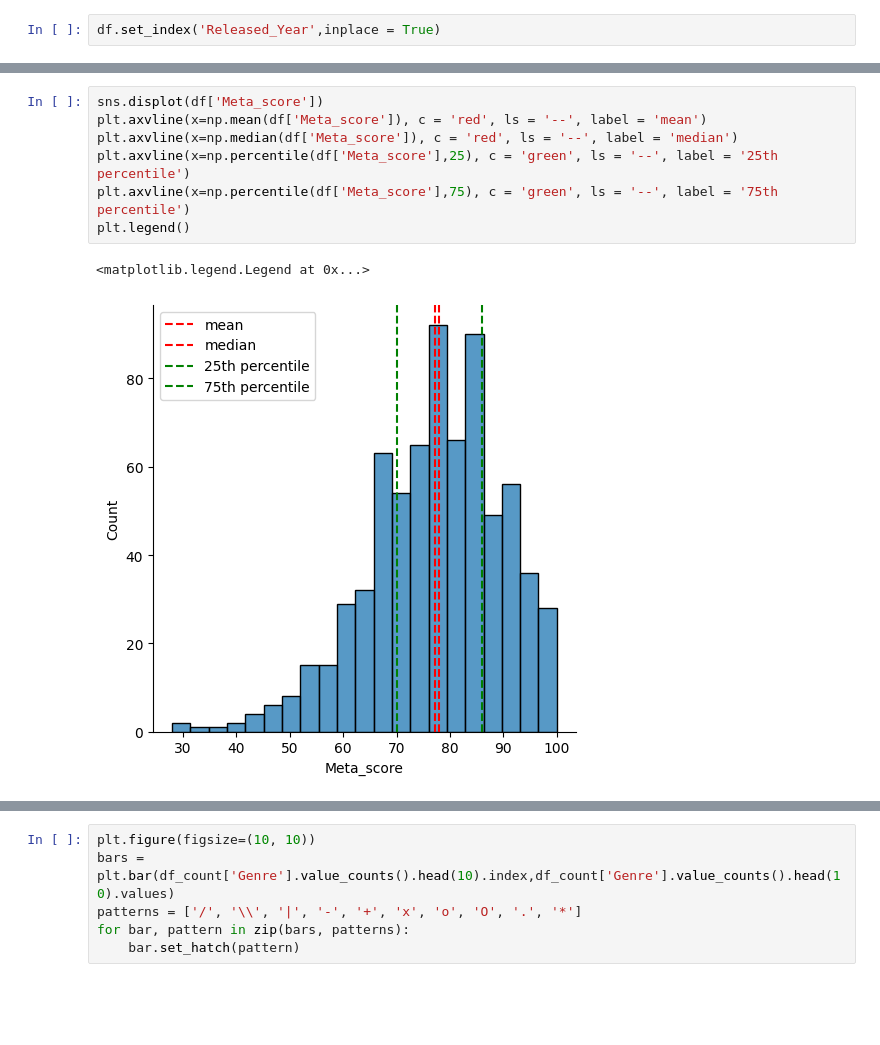
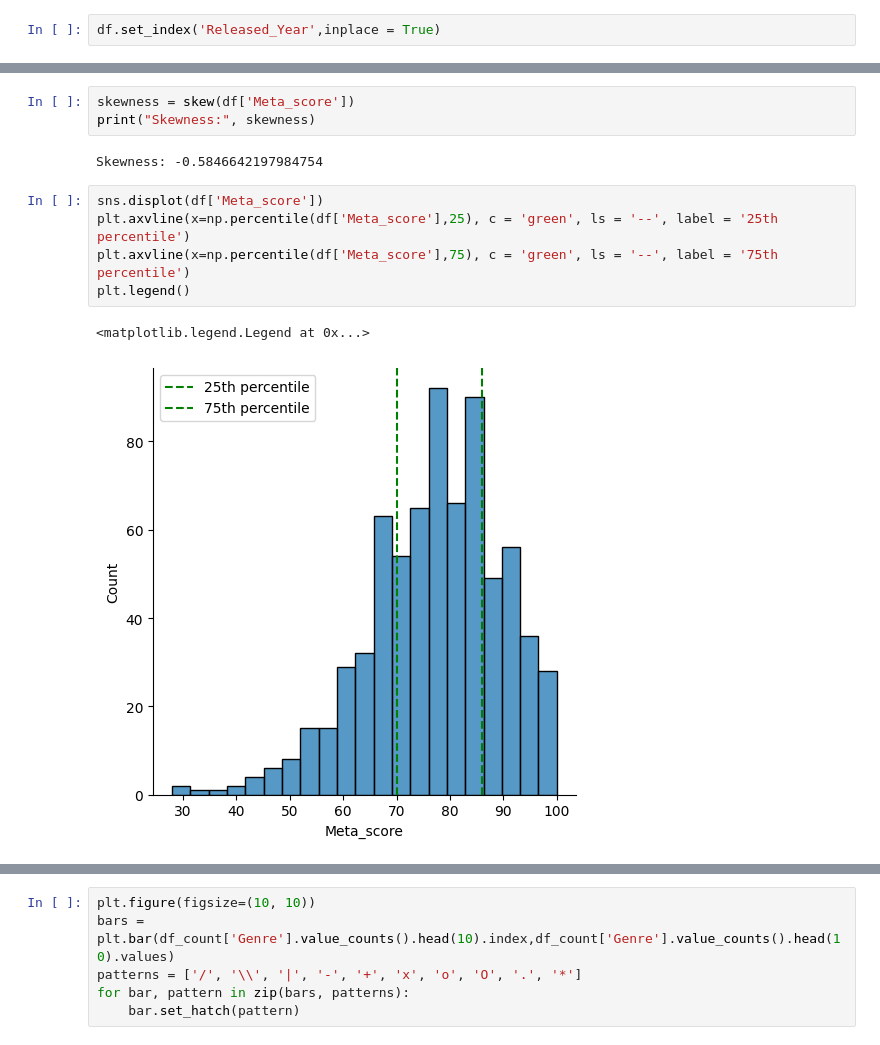
Before and after one commit to al27zanzottera/al27zanzottera.github.io, a Jupyter notebook: eda_imdb_top_1000.ipynb, the cells around one changed output, grey strips where cells are left out. Cells and saved outputs as stored; diff of their text form; blank space fills up the shorter version.

```diff
--- a/eda_imdb_top_1000.ipynb
+++ b/eda_imdb_top_1000.ipynb
@@ -182,13 +200,16 @@ plt.legend()
+# %%
+skewness = skew(df['Meta_score'])
+print("Skewness:", skewness)
+# %% [output]
+Skewness: -0.5846642197984754
 # %%
 sns.displot(df['Meta_score'])
-plt.axvline(x=np.mean(df['Meta_score']), c = 'red', ls = '--', label = 'mean')
-plt.axvline(x=np.median(df['Meta_score']), c = 'red', ls = '--', label = 'median')
 plt.axvline(x=np.percentile(df['Meta_score'],25), c = 'green', ls = '--', label = '25th percentile')
 plt.axvline(x=np.percentile(df['Meta_score'],75), c = 'green', ls = '--', label = '75th percentile')
 plt.legend()
 # %% [output]
 <matplotlib.legend.Legend at 0x...>
-[figure, old version]
+[figure, new version]
 # %%
 df['Genre'] = df['Genre'].apply(lambda x: x.split(', '))
 df_count = df.explode('Genre')
```
Also changed, not shown: parts of 29 cells of this notebook.
